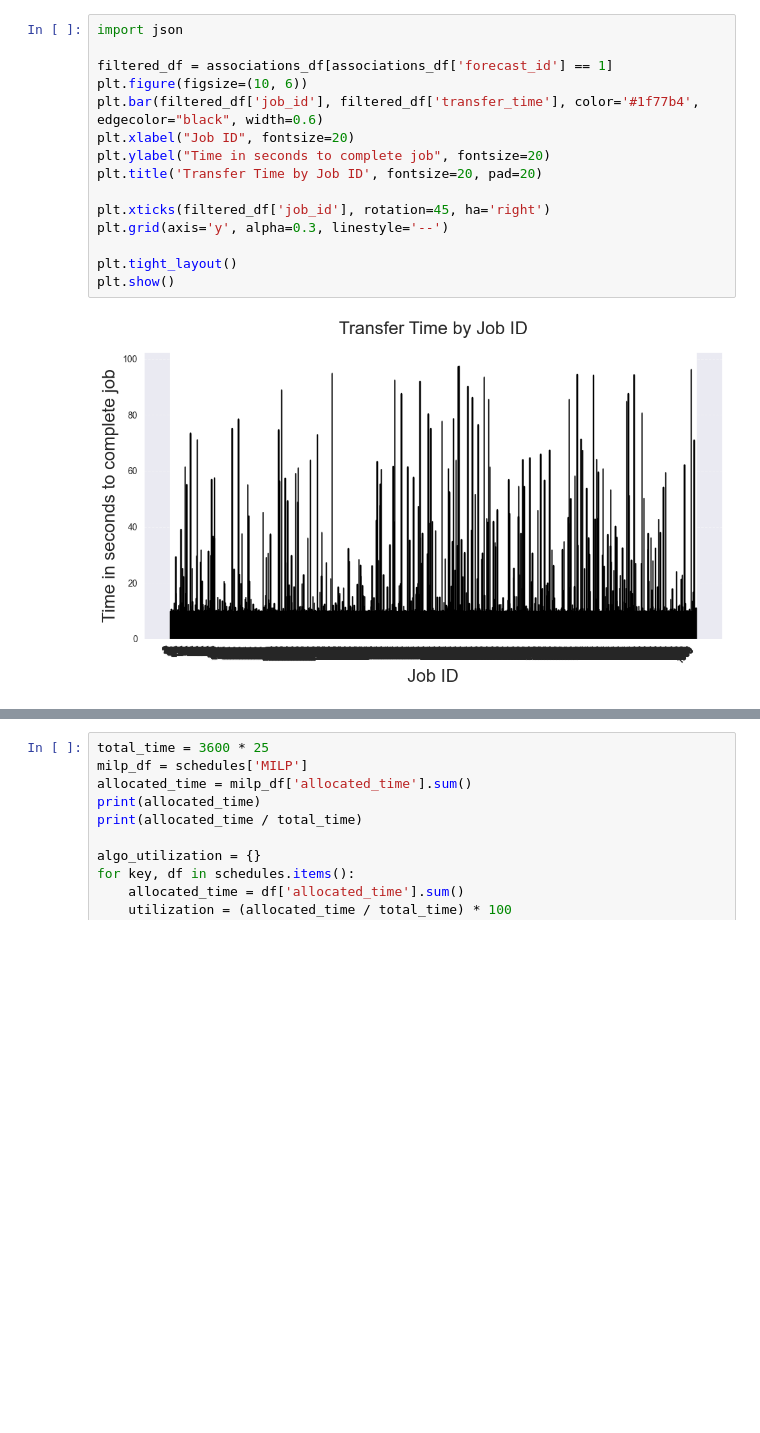
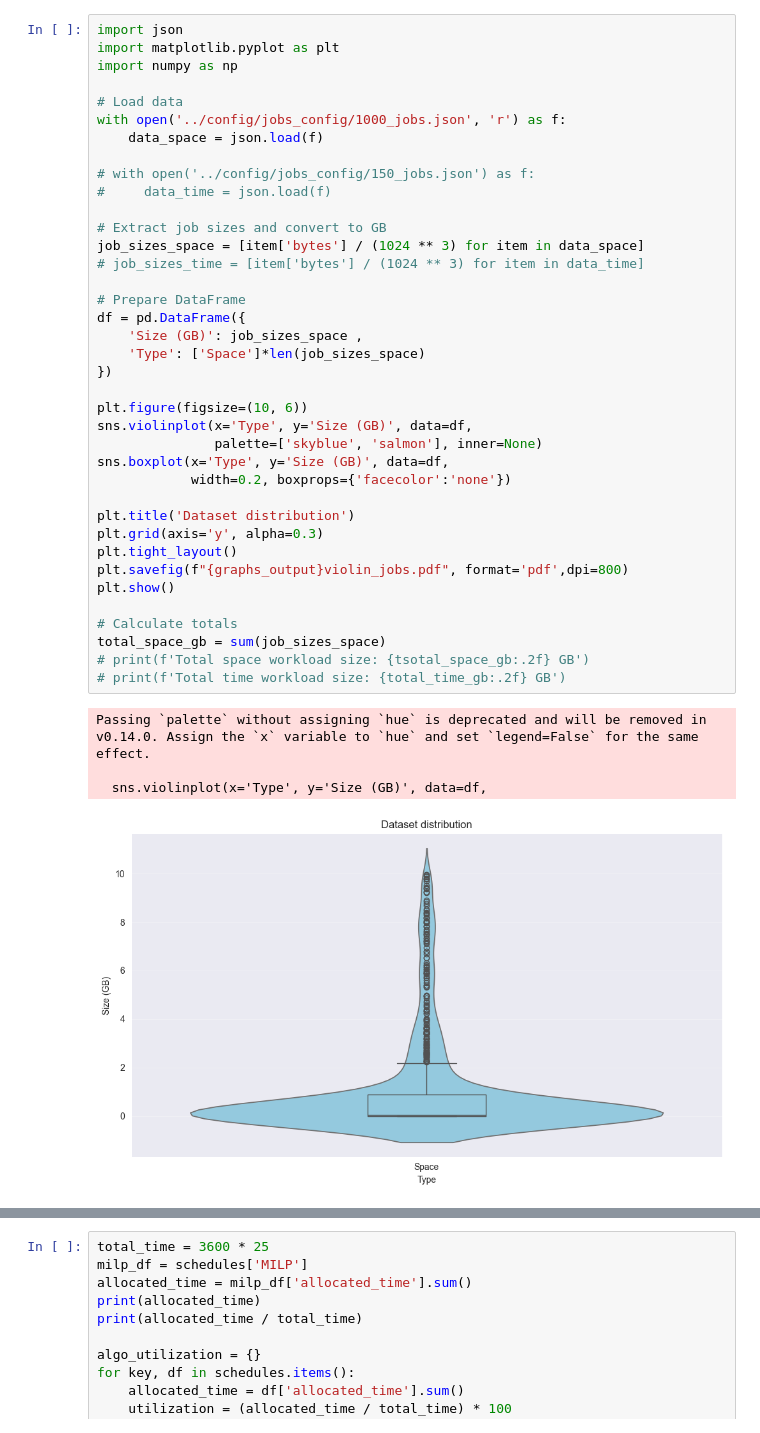
Before and after one commit to jgoldverg/GreenTransferScheduler, a Jupyter notebook: graphing/Paper_Graphs_in_Order.ipynb, the cells around one changed output, grey strips where cells are left out. Cells and saved outputs as stored; diff of their text form; blank space fills up the shorter version.

```diff
--- a/graphing/Paper_Graphs_in_Order.ipynb
+++ b/graphing/Paper_Graphs_in_Order.ipynb
@@ -57,17 +72,43 @@ print(traceroute_map)
 # %%
 import json
+import matplotlib.pyplot as plt
+import numpy as np
 
-filtered_df = associations_df[associations_df['forecast_id'] == 1]
+# Load data
+with open('../config/jobs_config/1000_jobs.json', 'r') as f:
+    data_space = json.load(f)
+
+# with open('../config/jobs_config/150_jobs.json') as f:
+#     data_time = json.load(f)
+
+# Extract job sizes and convert to GB
+job_sizes_space = [item['bytes'] / (1024 ** 3) for item in data_space]
+# job_sizes_time = [item['bytes'] / (1024 ** 3) for item in data_time]
+
+# Prepare DataFrame
+df = pd.DataFrame({
+    'Size (GB)': job_sizes_space ,
+    'Type': ['Space']*len(job_sizes_space)
+})
+
 plt.figure(figsize=(10, 6))
-plt.bar(filtered_df['job_id'], filtered_df['transfer_time'], color='#1f77b4', edgecolor="black", width=0.6)
-plt.xlabel("Job ID", fontsize=20)
-plt.ylabel("Time in seconds to complete job", fontsize=20)
-plt.title('Transfer Time by Job ID', fontsize=20, pad=20)
+sns.violinplot(x='Type', y='Size (GB)', data=df,
+               palette=['skyblue', 'salmon'], inner=None)
+sns.boxplot(x='Type', y='Size (GB)', data=df,
+            width=0.2, boxprops={'facecolor':'none'})
 
-plt.xticks(filtered_df['job_id'], rotation=45, ha='right')
-plt.grid(axis='y', alpha=0.3, linestyle='--')
+plt.title('Dataset distribution')
+plt.grid(axis='y', alpha=0.3)
+plt.tight_layout()
+plt.savefig(f"{graphs_output}violin_jobs.pdf", format='pdf',dpi=800)
+plt.show()
 
-plt.tight_layout()
-plt.show()
+# Calculate totals
+total_space_gb = sum(job_sizes_space)
+# print(f'Total space workload size: {tsotal_space_gb:.2f} GB')
+# print(f'Total time workload size: {total_time_gb:.2f} GB')
 # %% [output]
+Passing `palette` without assigning `hue` is deprecated and will be removed in v0.14.0. Assign the `x` variable to `hue` and set `legend=False` for the same effect.
+
+  sns.violinplot(x='Type', y='Size (GB)', data=df,
-[figure, old version]
+[figure, new version]
```
Also changed, not shown: parts of 12 cells of this notebook, 44 other files.
